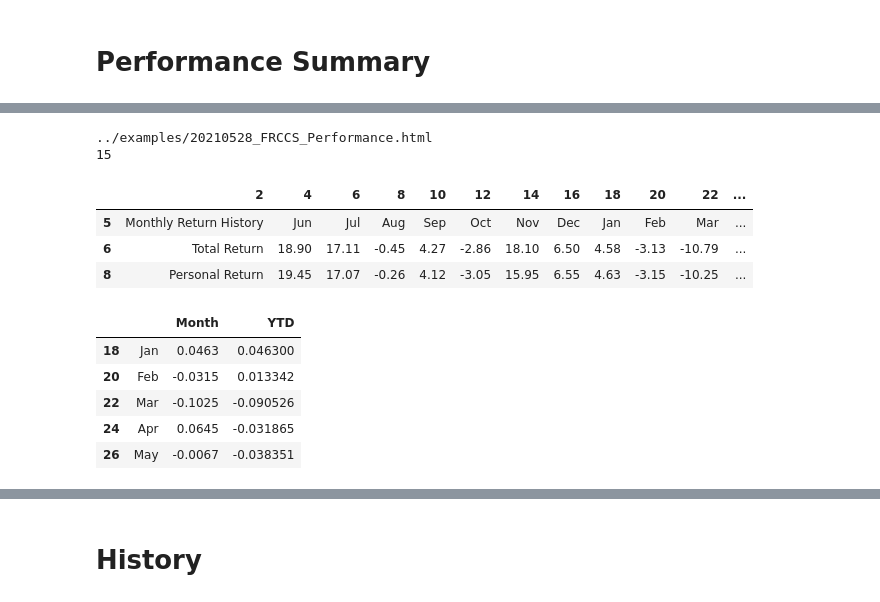
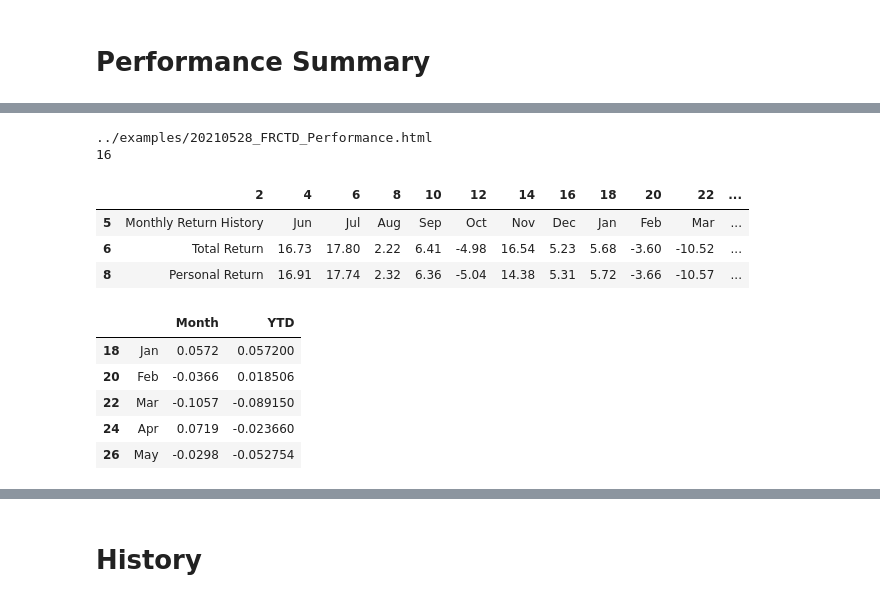
Before and after one commit to stan1eycc/investor-toolbox, a Jupyter notebook: notebooks/ms_parser.ipynb, the cells around one changed output, grey strips where cells are left out. Drawn from its saved outputs; the diff is of its cells as text; code cells hidden in the pictures.

```diff
--- a/notebooks/ms_parser.ipynb
+++ b/notebooks/ms_parser.ipynb
@@ -212,28 +262,28 @@ Timestamp :  31-May-2021 (11:09:28.308617)
 # %%
 # div id='ctl00_ctl00_ctl00_BodyRegion_BodyRegion_BodyRegion_content'
 
 # Read html to dataframe
-url = '../examples/20210528_FRCCS_Performance.html'
+url = '../examples/20210528_FRCTD_Performance.html'
 
 df_list = pd.read_html(url)
 
 print(url)
 print(len(df_list))
 
 df = df_list[1]
 df = df.dropna(how='all',axis='columns')
 df = df.dropna(how='all')
 mon_df = df.iloc[1:4,2:15]
 
 #print(mon_df.to_string(index=False,header=False))
 mon_df
 # %% [output]
-../examples/20210528_FRCCS_Performance.html
-15
+../examples/20210528_FRCTD_Performance.html
+16
 |  | 2 | 4 | 6 | 8 | 10 | 12 | 14 | 16 | 18 | 20 | 22 | ... |
 | 5 | Monthly Return History | Jun | Jul | Aug | Sep | Oct | Nov | Dec | Jan | Feb | Mar | ... |
-| 6 | Total Return | 18.90 | 17.11 | -0.45 | 4.27 | -2.86 | 18.10 | 6.50 | 4.58 | -3.13 | -10.79 | ... |
-| 8 | Personal Return | 19.45 | 17.07 | -0.26 | 4.12 | -3.05 | 15.95 | 6.55 | 4.63 | -3.15 | -10.25 | ... |
+| 6 | Total Return | 16.73 | 17.80 | 2.22 | 6.41 | -4.98 | 16.54 | 5.23 | 5.68 | -3.60 | -10.52 | ... |
+| 8 | Personal Return | 16.91 | 17.74 | 2.32 | 6.36 | -5.04 | 14.38 | 5.31 | 5.72 | -3.66 | -10.57 | ... |
 # %%
 df = mon_df.iloc[[0,2] ,list(mon_df.iloc[0,]).index('Jan'):]
 df = df.T
@@ -245,8 +295,8 @@ summary_df = df
 summary_df
 # %% [output]
 |  |  | Month | YTD |
-| 18 | Jan | 0.0463 | 0.046300 |
-| 20 | Feb | -0.0315 | 0.013342 |
-| 22 | Mar | -0.1025 | -0.090526 |
-| 24 | Apr | 0.0645 | -0.031865 |
-| 26 | May | -0.0067 | -0.038351 |
+| 18 | Jan | 0.0572 | 0.057200 |
+| 20 | Feb | -0.0366 | 0.018506 |
+| 22 | Mar | -0.1057 | -0.089150 |
+| 24 | Apr | 0.0719 | -0.023660 |
+| 26 | May | -0.0298 | -0.052754 |
```
Also changed, not shown: parts of 4 cells of this notebook.
